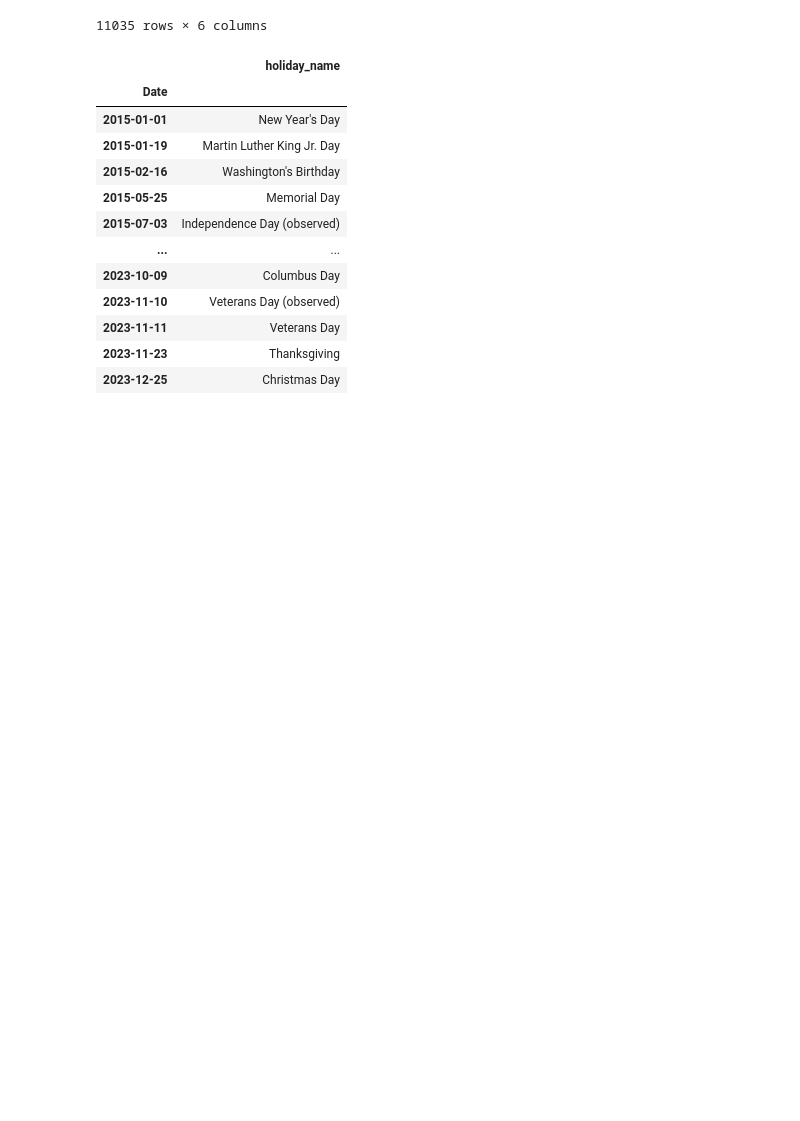
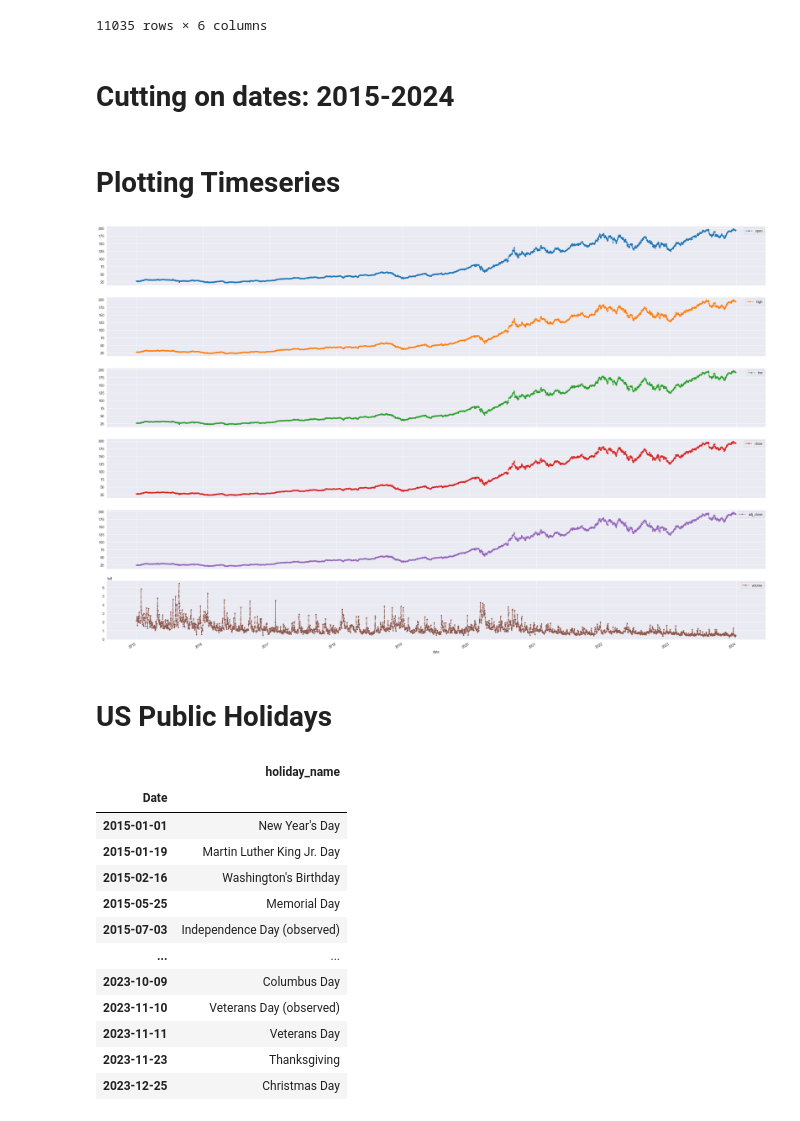
Before and after one commit to agerom/aic2_assignment, a Jupyter notebook: eda.ipynb, the cells around one changed output. Cells and saved outputs as stored; diff of their text form; code cells hidden in the pictures; blank space fills up the shorter version.

```diff
--- a/eda.ipynb
+++ b/eda.ipynb
@@ -89,4 +88,6 @@ input_data
 | 2024-09-19 | 224.990000 | 229.820000 | 224.630000 | 228.870000 | 228.870000 | 66781300 |
 | 2024-09-20 | 229.970000 | 233.090000 | 227.620000 | 228.200000 | 228.200000 | 287134033 |
 11035 rows × 6 columns
+# %% [markdown]
+# Cutting on dates: 2015-2024
 # %%
@@ -96,6 +96,14 @@ input_data = input_data[
             &
             (input_data.index<=pd.to_datetime('2024-01-01'))
            ]
+# %% [markdown]
+# Plotting Timeseries
+# %%
+input_data.plot(figsize=(35,25),marker='.',linestyle='-.',subplots=True);
+# %% [output]
+[figure, added]
+# %% [markdown]
+# US Public Holidays
 # %%
 us_public_holidays = pd.Series(
                                holidays.country_holidays(
```
Also changed, not shown: parts of 47 cells of this notebook, 4 other files.
